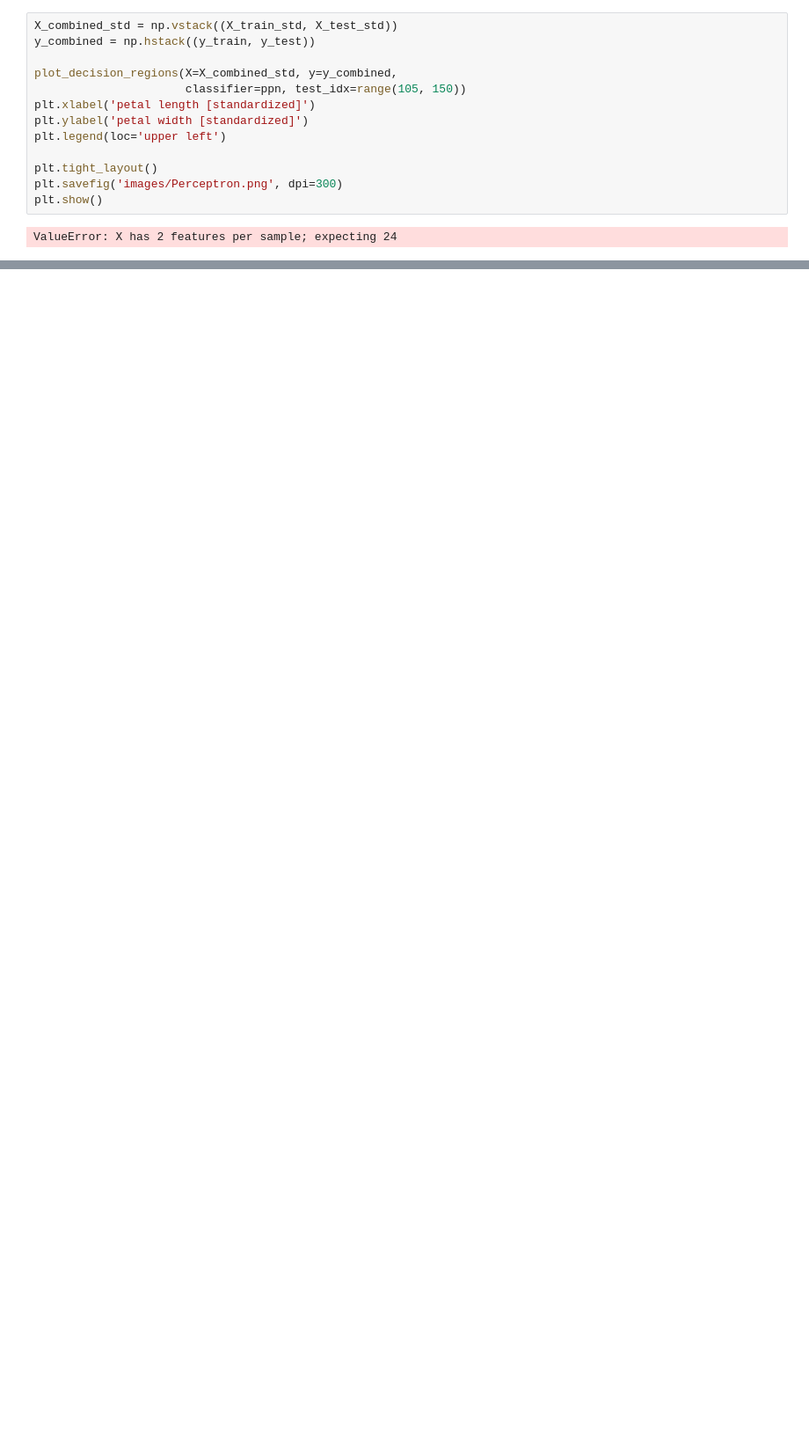
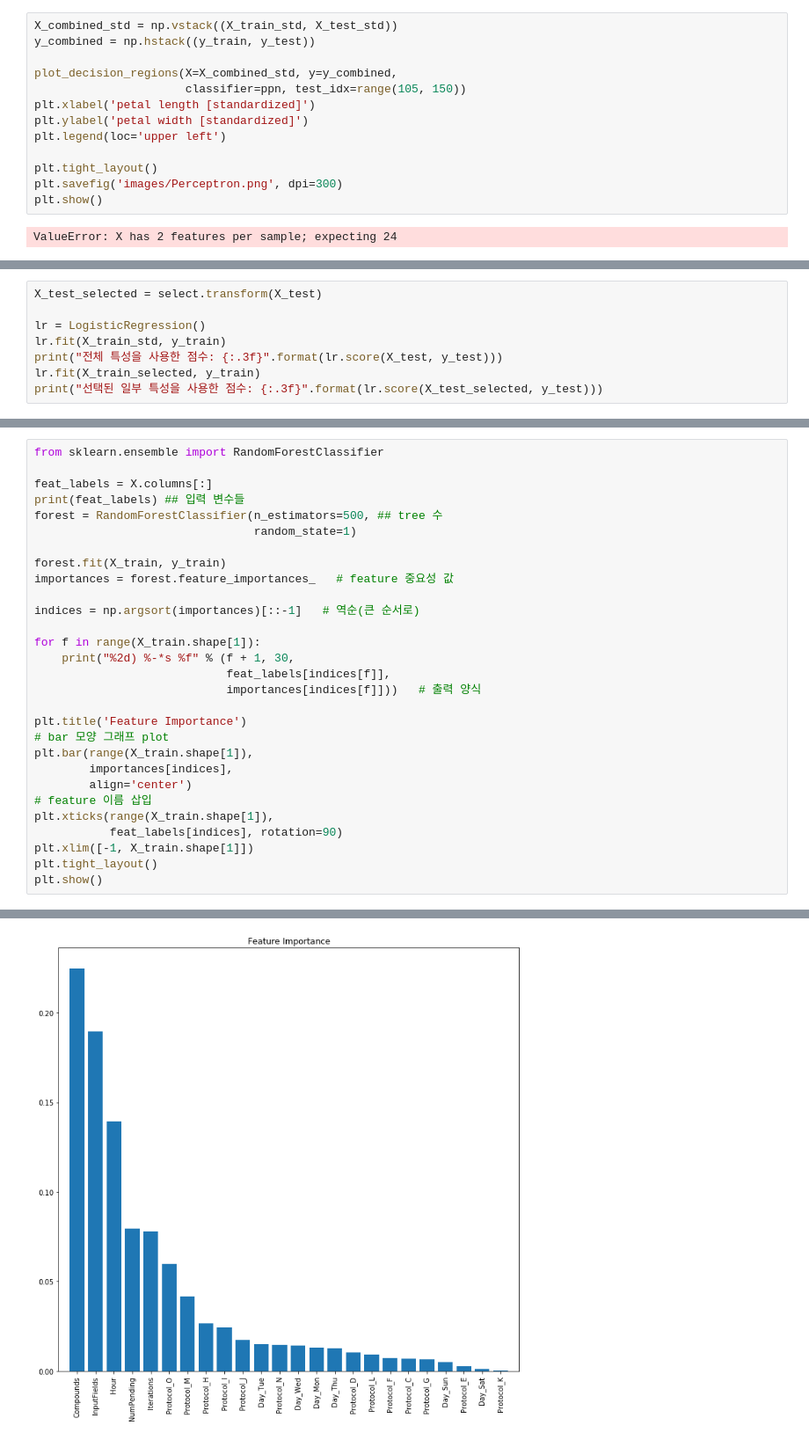
Before and after one commit to chajoo0/Big_Data_Fintech, a Jupyter notebook: 팀플.ipynb, the cells around one changed output, grey strips where cells are left out. Shown at 88% size. Cells and saved outputs as stored; diff of their text form; blank space fills up the shorter version.

```diff
--- a/팀플.ipynb
+++ b/팀플.ipynb
@@ -250,0 +298,8 @@ ValueError: X has 2 features per sample; expecting 24
+# %%
+X_test_selected = select.transform(X_test)
+
+lr = LogisticRegression()
+lr.fit(X_train_std, y_train)
+print("전체 특성을 사용한 점수: {:.3f}".format(lr.score(X_test, y_test)))
+lr.fit(X_train_selected, y_train)
+print("선택된 일부 특성을 사용한 점수: {:.3f}".format(lr.score(X_test_selected, y_test)))
@@ -250,0 +315,30 @@ ValueError: X has 2 features per sample; expecting 24
+# %%
+from sklearn.ensemble import RandomForestClassifier
+
+feat_labels = X.columns[:]
+print(feat_labels) ## 입력 변수들
+forest = RandomForestClassifier(n_estimators=500, ## tree 수
+                                random_state=1)
+
+forest.fit(X_train, y_train)
+importances = forest.feature_importances_   # feature 중요성 값
+
+indices = np.argsort(importances)[::-1]   # 역순(큰 순서로)
+
+for f in range(X_train.shape[1]):
+    print("%2d) %-*s %f" % (f + 1, 30,
+                            feat_labels[indices[f]],
+                            importances[indices[f]]))   # 출력 양식
+
+plt.title('Feature Importance')
+# bar 모양 그래프 plot
+plt.bar(range(X_train.shape[1]),
+        importances[indices],
+        align='center')
+# feature 이름 삽입
+plt.xticks(range(X_train.shape[1]),
+           feat_labels[indices], rotation=90)
+plt.xlim([-1, X_train.shape[1]])
+plt.tight_layout()
+plt.show()
+# %% [output]
@@ -250,0 +362 @@ ValueError: X has 2 features per sample; expecting 24
+[figure, added]
```
Also changed, not shown: parts of 52 cells of this notebook.
